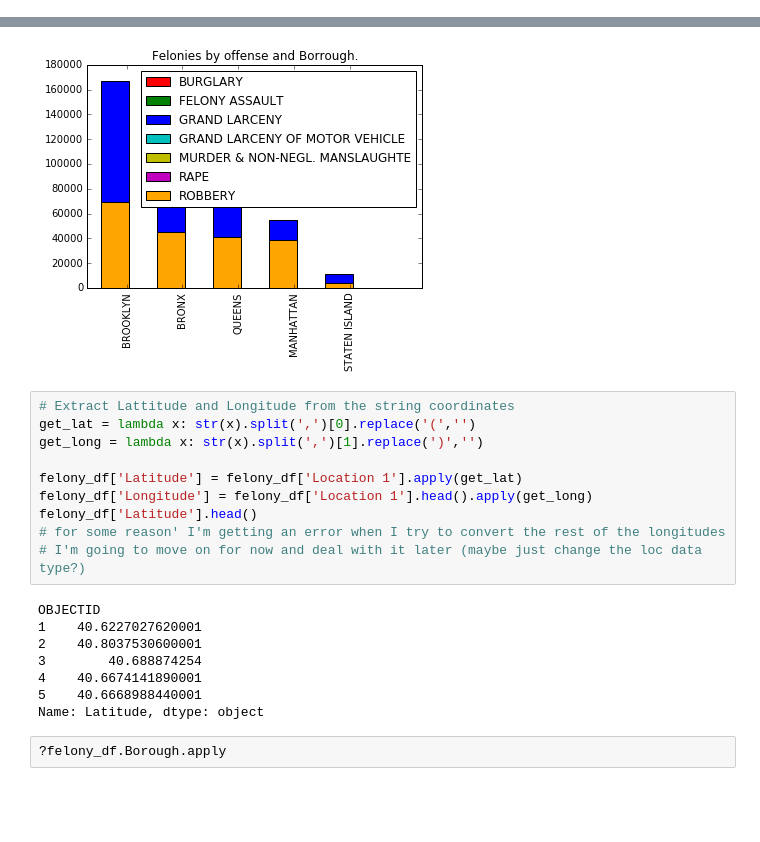
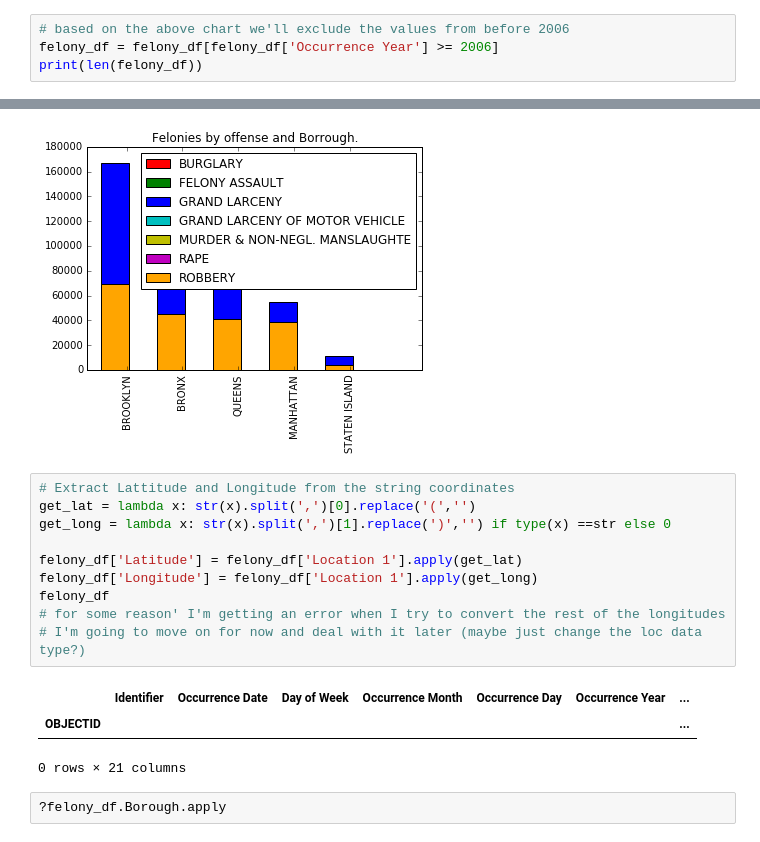
Before and after one commit to mmillervedam/INFOW18_FinalProject, a Jupyter notebook: NYPD_dataset_InitialStats.ipynb, the cells around one changed output, grey strips where cells are left out. Saved outputs shown, nothing was run; the diff lists cells and outputs as text; blank space fills up the shorter version.

```diff
--- a/NYPD_dataset_InitialStats.ipynb
+++ b/NYPD_dataset_InitialStats.ipynb
@@ -95,3 +95,7 @@ plt.title("Felonies committed in NYC by Year(2000-2015)")
 Percent of data dated 2000 or after: 99.45%
 <matplotlib.text.Text at 0x...>
 [figure]
+# %%
+# based on the above chart we'll exclude the values from before 2006
+felony_df = felony_df[felony_df['Occurrence Year'] >= 2006]
+print(len(felony_df))
@@ -165,20 +171,16 @@ plt.legend()
 # %%
 # Extract Lattitude and Longitude from the string coordinates
 get_lat = lambda x: str(x).split(',')[0].replace('(','')
-get_long = lambda x: str(x).split(',')[1].replace(')','')
+get_long = lambda x: str(x).split(',')[1].replace(')','') if type(x) ==str else 0
 
 felony_df['Latitude'] = felony_df['Location 1'].apply(get_lat)
-felony_df['Longitude'] = felony_df['Location 1'].head().apply(get_long)
-felony_df['Latitude'].head()
+felony_df['Longitude'] = felony_df['Location 1'].apply(get_long)
+felony_df
 # for some reason' I'm getting an error when I try to convert the rest of the longitudes
 # I'm going to move on for now and deal with it later (maybe just change the loc data type?)
 # %% [output]
+|  | Identifier | Occurrence Date | Day of Week | Occurrence Month | Occurrence Day | Occurrence Year | ... |
+| OBJECTID |  |  |  |  |  |  | ... |
-OBJECTID
-1    40.6227027620001
-2    40.8037530600001
-3        40.688874254
-4    40.6674141890001
-5    40.6668988440001
-Name: Latitude, dtype: object
+0 rows × 21 columns
 # %%
 ?felony_df.Borough.apply
```
Also changed, not shown: parts of 1 cell of this notebook.
